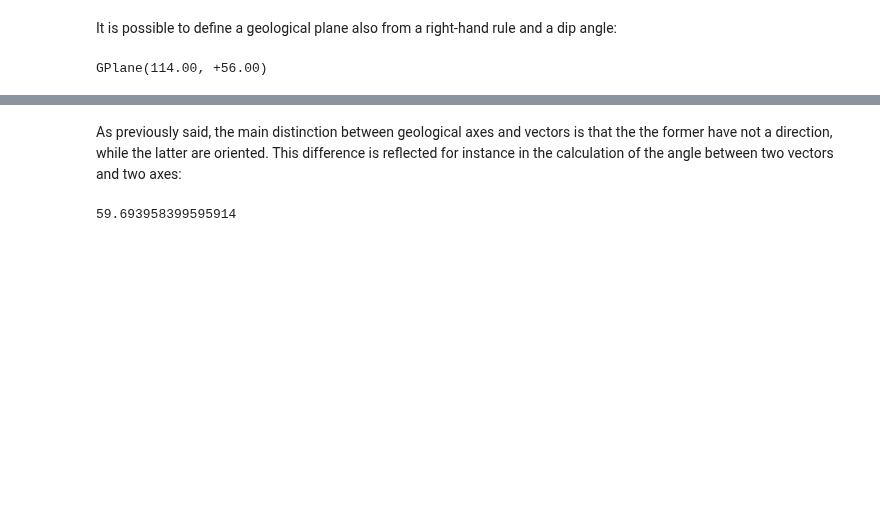
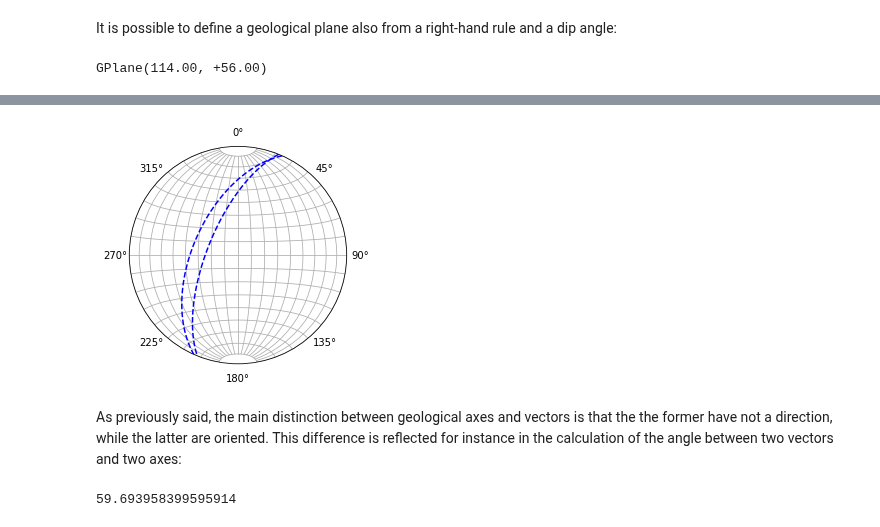
Before and after one commit to mauroalberti/gsf, a Jupyter notebook: notebooks/pygsf 1 - geometry.ipynb, the cells around one changed output, grey strips where cells are left out. Drawn from its saved outputs; the diff is of its cells as text; code cells hidden in the pictures; blank space fills up the shorter version.

```diff
--- a/notebooks/pygsf 1 - geometry.ipynb
+++ b/notebooks/pygsf 1 - geometry.ipynb
@@ -276,3 +273,7 @@ splot([gpl1, gpl2])
+# %%
+splot([gpl1, gpl2], force="upper")
+# %% [output]
+[figure, added]
 # %% [markdown]
 As previously said, the main distinction between geological axes and vectors is that the the former have not a direction, while the latter are oriented. This difference is reflected for instance in the calculation of the angle between two vectors and two axes:
 # %%
```
Also changed, not shown: parts of 6 cells of this notebook, 3 other files.
